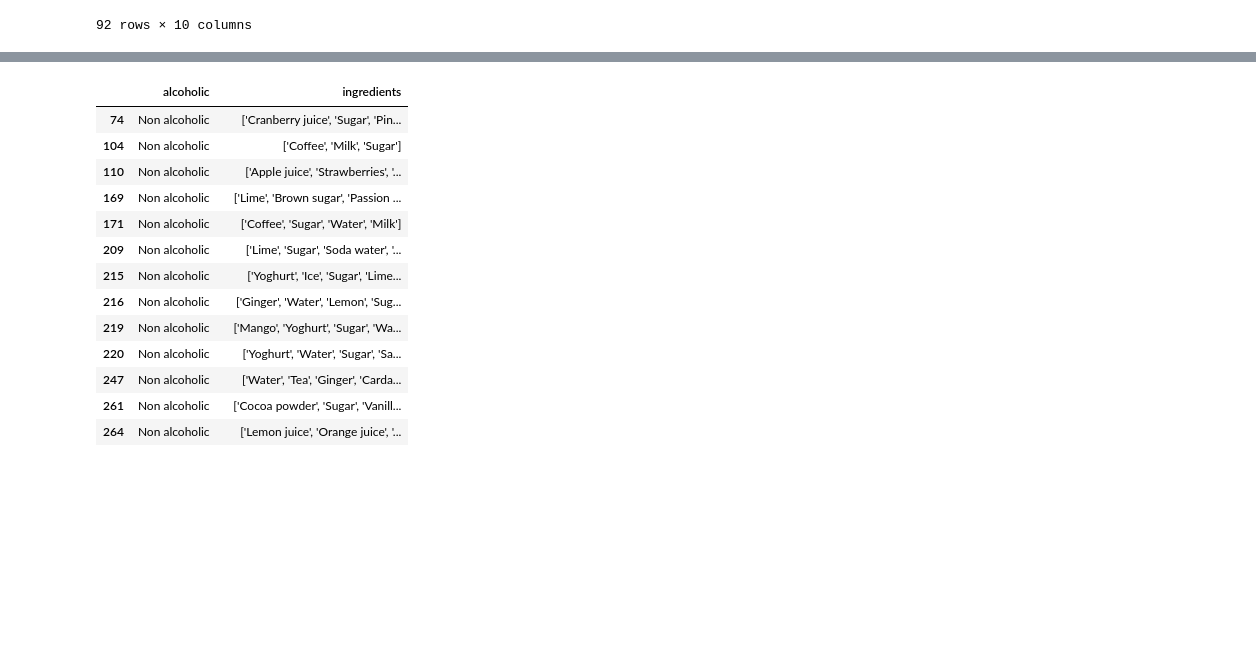
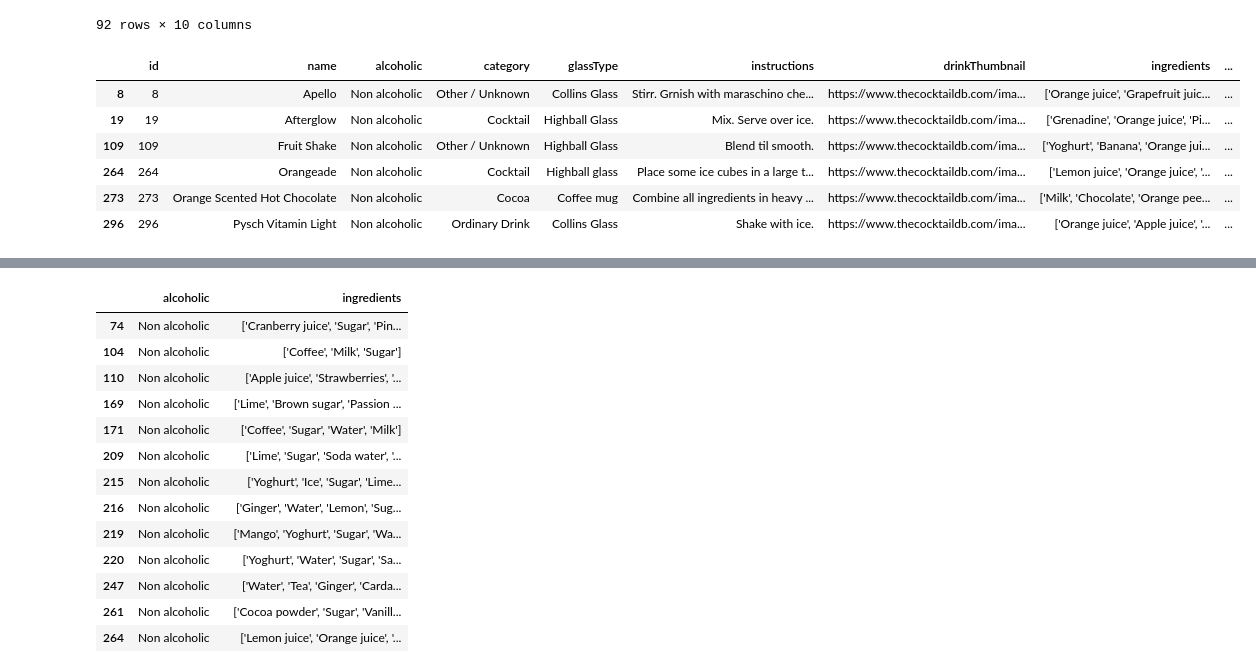
Before and after one commit to klnamv/cocktail_advisor_chat, a Jupyter notebook: check.ipynb, the cells around one changed output, grey strips where cells are left out. Cells and saved outputs as stored; diff of their text form; code cells hidden in the pictures; blank space fills up the shorter version.

```diff
--- a/check.ipynb
+++ b/check.ipynb
@@ -135,5 +135,15 @@ sugar_cocktails
 | 396 | 396 | Victory Collins | Alcoholic | Ordinary Drink | Collins glass | Shake all ingredients (except ora... | https://www.thecocktaildb.com/ima... | ['Vodka', 'Lemon juice', 'Grape j... | ... |
 | 404 | 404 | Whiskey Sour | Alcoholic | Ordinary Drink | Old-fashioned glass | Shake with ice. Strain into chill... | https://www.thecocktaildb.com/ima... | ['Blended whiskey', 'Lemon', 'Pow... | ... |
 92 rows × 10 columns
+# %%
+data[data['ingredients'].str.contains('Orange') & data['alcoholic'].str.contains('Non')]
+# %% [output]
+|  | id | name | alcoholic | category | glassType | instructions | drinkThumbnail | ingredients | ... |
+| 8 | 8 | Apello | Non alcoholic | Other / Unknown | Collins Glass | Stirr. Grnish with maraschino che... | https://www.thecocktaildb.com/ima... | ['Orange juice', 'Grapefruit juic... | ... |
+| 19 | 19 | Afterglow | Non alcoholic | Cocktail | Highball Glass | Mix. Serve over ice. | https://www.thecocktaildb.com/ima... | ['Grenadine', 'Orange juice', 'Pi... | ... |
+| 109 | 109 | Fruit Shake | Non alcoholic | Other / Unknown | Highball Glass | Blend til smooth. | https://www.thecocktaildb.com/ima... | ['Yoghurt', 'Banana', 'Orange jui... | ... |
+| 264 | 264 | Orangeade | Non alcoholic | Cocktail | Highball glass | Place some ice cubes in a large t... | https://www.thecocktaildb.com/ima... | ['Lemon juice', 'Orange juice', '... | ... |
+| 273 | 273 | Orange Scented Hot Chocolate | Non alcoholic | Cocoa | Coffee mug | Combine all ingredients in heavy ... | https://www.thecocktaildb.com/ima... | ['Milk', 'Chocolate', 'Orange pee... | ... |
+| 296 | 296 | Pysch Vitamin Light | Non alcoholic | Ordinary Drink | Collins Glass | Shake with ice. | https://www.thecocktaildb.com/ima... | ['Orange juice', 'Apple juice', '... | ... |
 # %%
 non_sugar_coctails = data[~data['ingredients'].str.contains('Sugar', case=False, na=False)]
```
Also changed, not shown: parts of 1 cell of this notebook, 4 other files.
